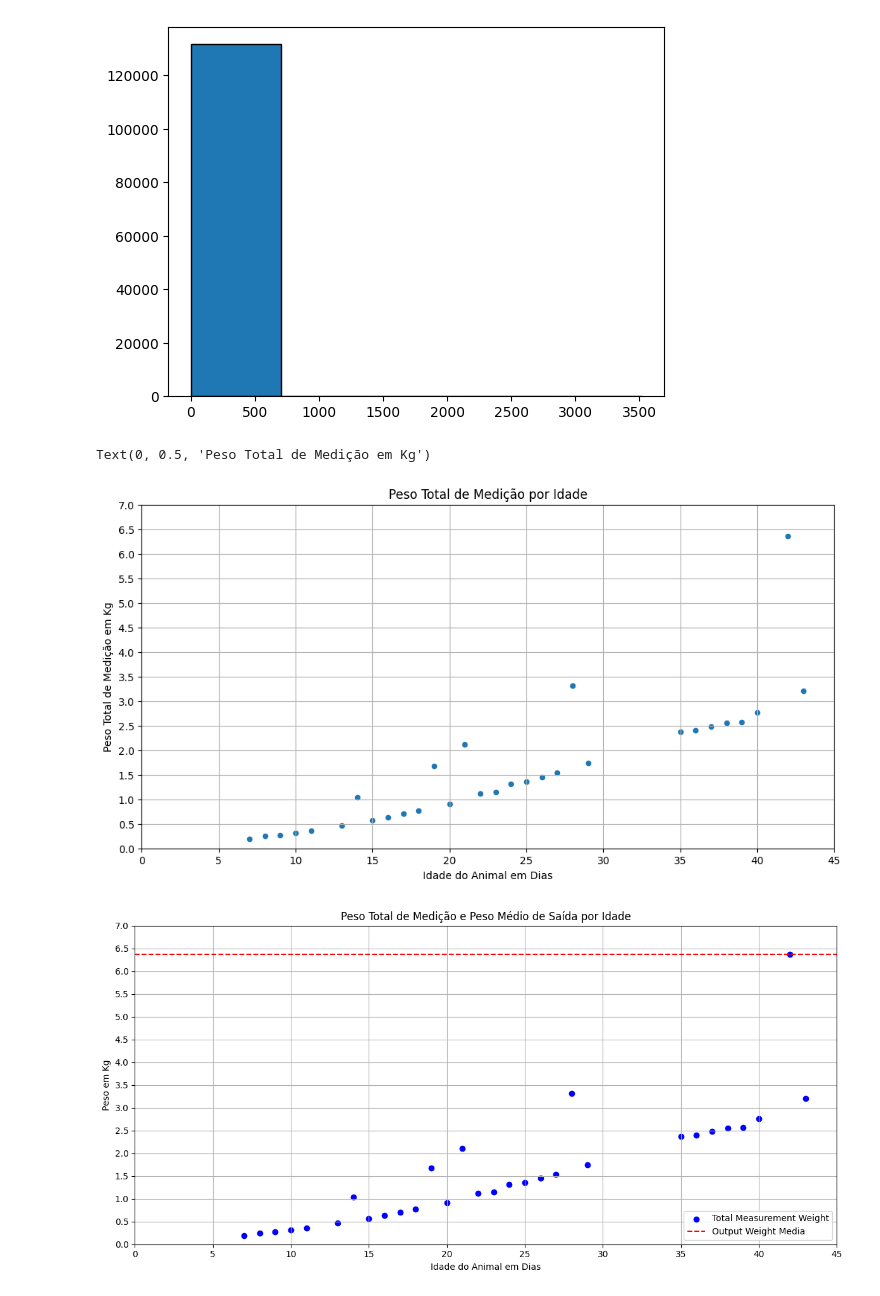
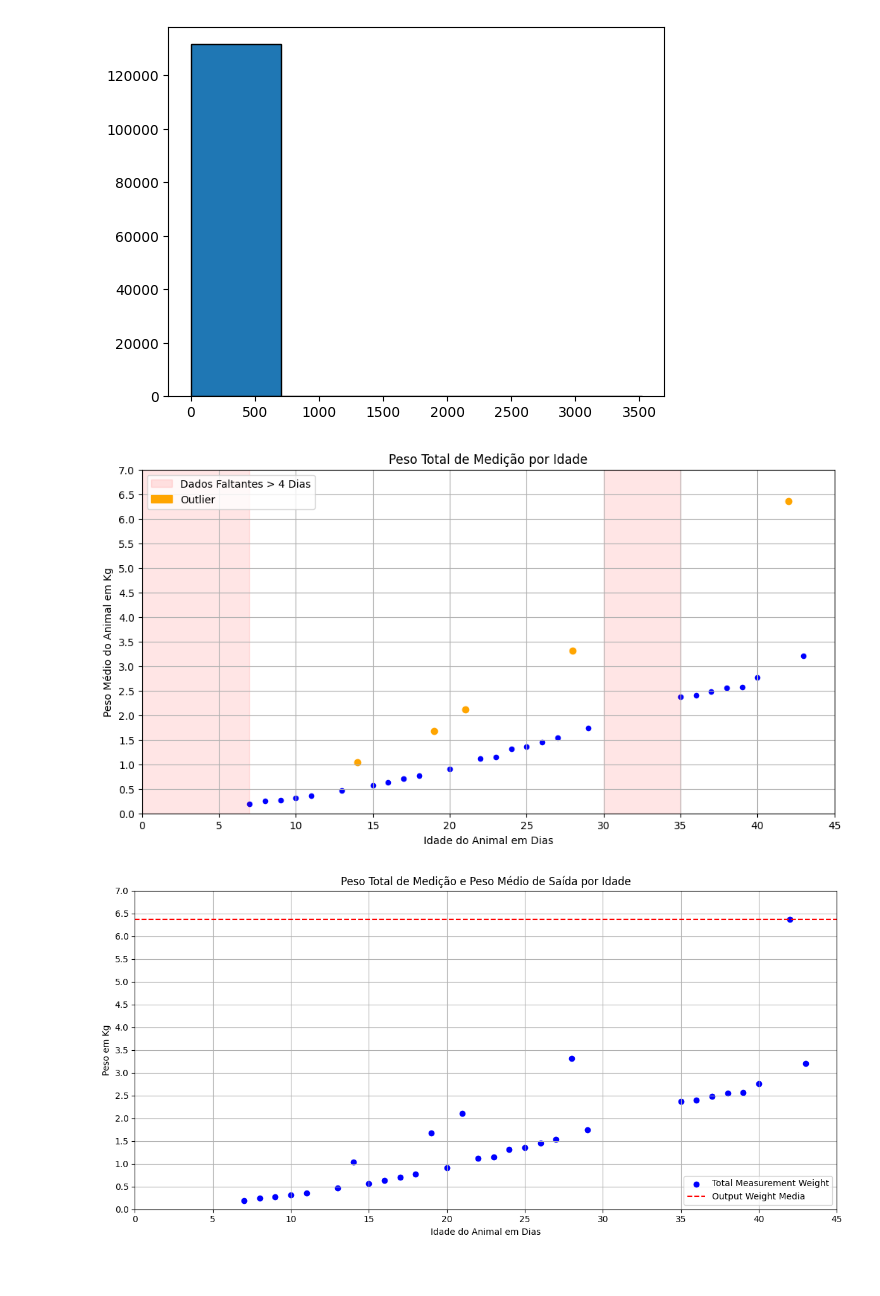
Before and after one commit to EveSantos/tcc, a Jupyter notebook: nova_base.ipynb, the cells around one changed output. Drawn from its saved outputs; the diff is of its cells as text; code cells hidden in the pictures.

Commit message:
regressões e calculos de novos valores

```diff
--- a/nova_base.ipynb
+++ b/nova_base.ipynb
@@ -155,25 +155,59 @@ plt.hist(df_novo['input_weight_media'], bins=5, edgecolor='black')
         2.8160006e+03, 3.5200000e+03]),
  <BarContainer object of 5 artists>)
 [figure]
-# %%
-df_id = df_novo[df_novo['animal_group_uuid'] == '8cfb1806-2f97-42ed-950a-ddcf025725b1']
-df_id.plot.scatter(x='animal_group_age', y='total_measurement_weight', figsize=(12, 6))
-#definirlimite de x ate 45
-plt.xlim(0, 45)
-#definir limite de y ate 7
-plt.ylim(0, 7)
-# variar y de 0.5 em  0.5
-plt.yticks(np.arange(0, 7.5, 0.5))
-# colocar grid no grafico
-plt.grid(True)
-#definir titulo do grafico
-plt.title('Peso Total de Medição por Idade')
-#definir nome dos eixos
-plt.xlabel('Idade do Animal em Dias')
-plt.ylabel('Peso Total de Medição em Kg')
-# %% [output]
-Text(0, 0.5, 'Peso Total de Medição em Kg')
-[figure, removed]
+# %%
+import matplotlib.pyplot as plt
+import matplotlib.patches as mpatches
+import numpy as np
+
+# Seu código original
+df_id = df_novo[df_novo['animal_group_uuid'] == '8cfb1806-2f97-42ed-950a-ddcf025725b1']
+df_id = df_id.sort_values(by='animal_group_age')  # Certifique-se de que os dados estão ordenados por idade
+df_id.plot.scatter(x='animal_group_age', y='total_measurement_weight', figsize=(12, 6), color='blue')  # Adicionado cor azul
+plt.xlim(0, 45)
+plt.ylim(0, 7)
+plt.yticks(np.arange(0, 7.5, 0.5))
+plt.grid(True)
+plt.title('Peso Total de Medição por Idade')
+plt.xlabel('Idade do Animal em Dias')
+plt.ylabel('Peso Médio do Animal em Kg')
+
+# Identificando intervalos de dados faltantes
+ages = df_id['animal_group_age'].unique()
+missing_intervals = []
+start = None
+
+for age in range(46):
+    if age not in ages:
+        if start is None:
+            start = age
+    else:
+        if start is not None:
+            if age - start > 4:  # Verifica se o intervalo é maior que 4
+                missing_intervals.append((start, age))
+            start = None
+
+# Preenchendo intervalos maiores que 4 com vermelho
+for start, end in missing_intervals:
+    plt.fill_between([start, end], 0, 7, color='red', alpha=0.1)
+
+# Destacando pontos em que o valor é maior do que o seu subsequente
+for i in range(len(df_id) - 1):
+    current_age = df_id.iloc[i]['animal_group_age']
+    current_weight = df_id.iloc[i]['total_measurement_weight']
+    next_weight = df_id.iloc[i + 1]['total_measurement_weight']
+
+    if current_weight > next_weight:
+        plt.scatter(current_age, current_weight, color='orange')
+
+# Adicionando legendas
+red_patch = mpatches.Patch(color='red', alpha=0.1, label='Dados Faltantes > 4 Dias')
+yellow_patch = mpatches.Patch(color='orange', label='Outlier')
+plt.legend(handles=[red_patch, yellow_patch])
+
+plt.show()
+# %% [output]
+[figure, added]
 # %%
 # Cria o gráfico de dispersão original
 plt.figure(figsize=(12, 6))
```
Also changed, not shown: 9 other files.
